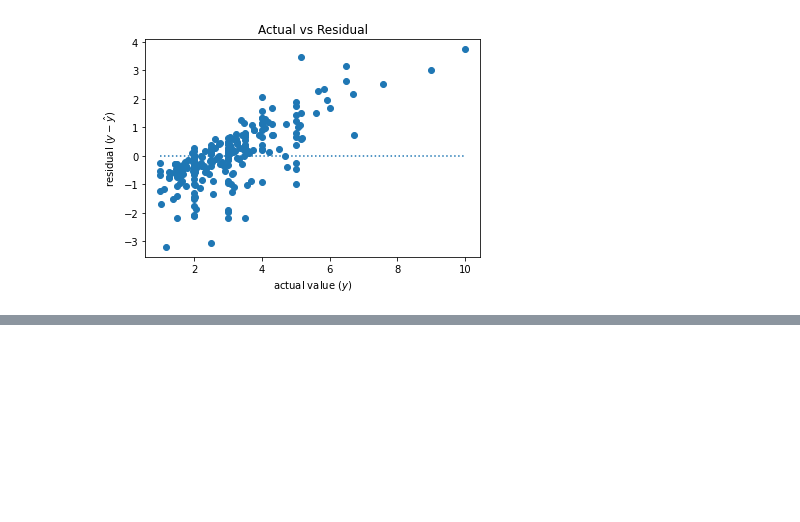
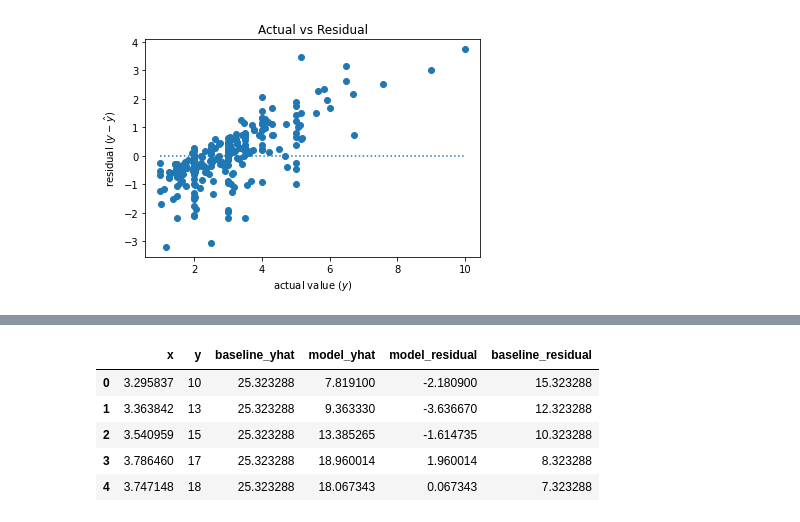
Before and after one commit to Promeos/regression-exercises, a Jupyter notebook: evaluate.ipynb, the cells around one changed output, grey strips where cells are left out. Drawn from its saved outputs; the diff is of its cells as text; code cells hidden in the pictures; blank space fills up the shorter version.

```diff
--- a/evaluate.ipynb
+++ b/evaluate.ipynb
@@ -493,0 +556,8 @@ plot_residuals(residuals.y, residuals.yhat);
+# %%
+evaluations = pd.DataFrame({'x':df_scaled.temperature_scaled,
+                            'y':df_scaled.Sales
+                           })
+# %%
+evaluations['baseline_yhat'] = evaluations.y.mean()
+# %%
+evaluations['model_yhat'] = model_1_scaled.predict()
@@ -493,0 +573,12 @@ plot_residuals(residuals.y, residuals.yhat);
+# %%
+evaluations['baseline_residual'] = evaluations.baseline_yhat \
+                                   - evaluations.y
+# %%
+evaluations.head()
+# %% [output]
+|  | x | y | baseline_yhat | model_yhat | model_residual | baseline_residual |
+| 0 | 3.295837 | 10 | 25.323288 | 7.819100 | -2.180900 | 15.323288 |
+| 1 | 3.363842 | 13 | 25.323288 | 9.363330 | -3.636670 | 12.323288 |
+| 2 | 3.540959 | 15 | 25.323288 | 13.385265 | -1.614735 | 10.323288 |
+| 3 | 3.786460 | 17 | 25.323288 | 18.960014 | 1.960014 | 8.323288 |
+| 4 | 3.747148 | 18 | 25.323288 | 18.067343 | 0.067343 | 7.323288 |
```
Also changed, not shown: parts of 26 cells of this notebook, 3 other files.
